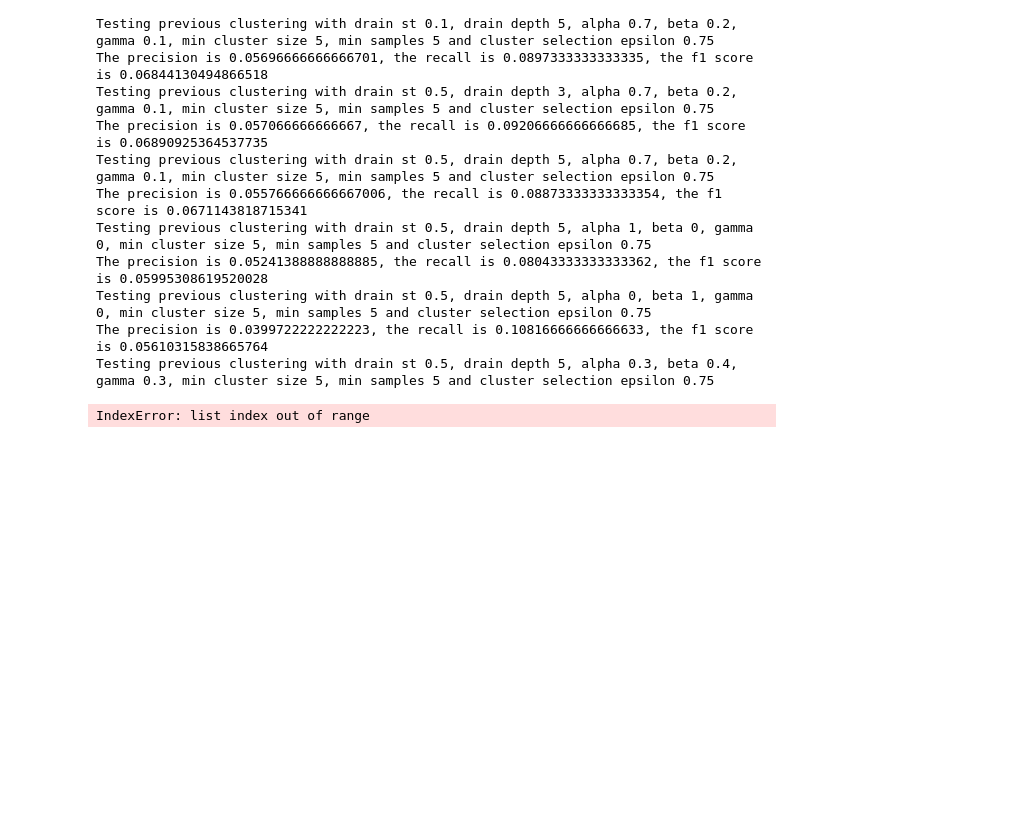
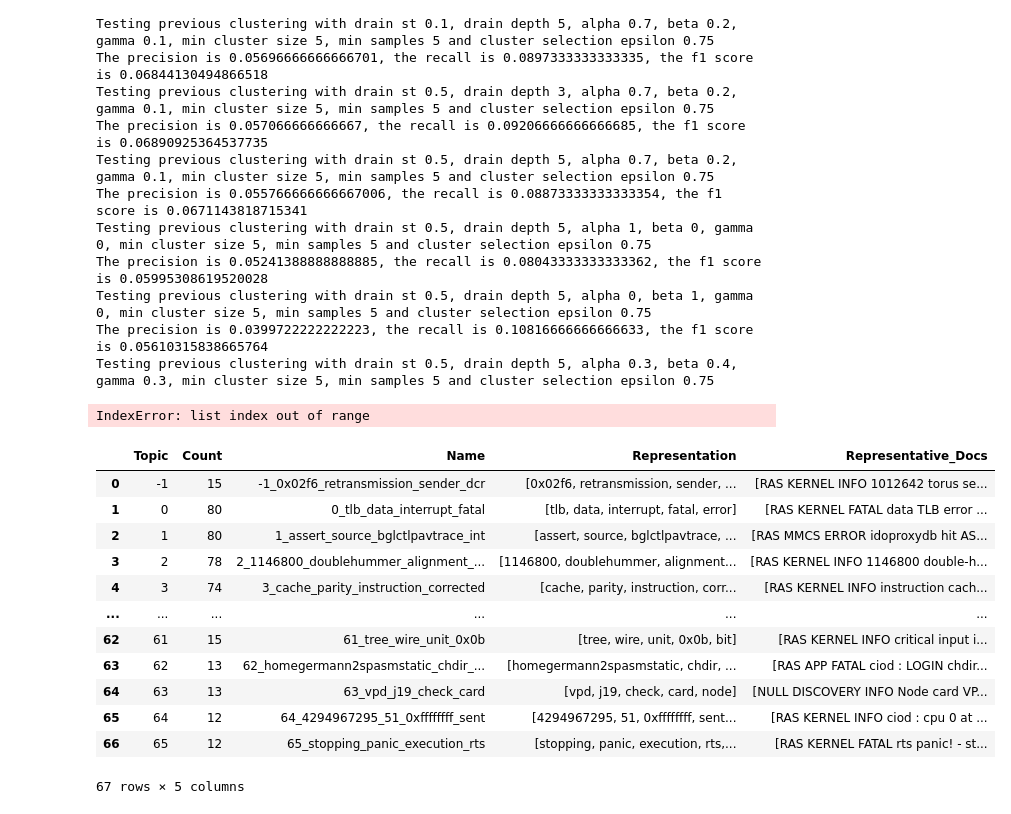
Before and after one commit to vbertalan/LineTracker, a Jupyter notebook: MassiveTests.ipynb, the cells around one changed output. Cells and saved outputs as stored; diff of their text form; code cells hidden in the pictures; blank space fills up the shorter version.

Commit message:
adjusts on bertopic

```diff
--- a/MassiveTests.ipynb
+++ b/MassiveTests.ipynb
@@ -1255,3 +1255,31 @@ Testing previous clustering with drain st 0.5, drain depth 5, alpha 0, beta 1, g
 The precision is 0.0399722222222223, the recall is 0.10816666666666633, the f1 score is 0.05610315838665764
 Testing previous clustering with drain st 0.5, drain depth 5, alpha 0.3, beta 0.4, gamma 0.3, min cluster size 5, min samples 5 and cluster selection epsilon 0.75
 IndexError: list index out of range
+# %%
+from bertopic import BERTopic
+from sklearn.feature_extraction.text import CountVectorizer
+
+lista_f = []
+
+with open('ground_truths/bgl_lines.txt', 'r') as fd:
+    for row in fd:
+        lista_f.append(row)
+
+vectorizer_model = CountVectorizer(stop_words="english")
+topic_model = BERTopic(vectorizer_model=vectorizer_model, top_n_words=5)
+topics, probabilities = topic_model.fit_transform(lista_f)
+topic_model.get_topic_info()
+# %% [output]
+|  | Topic | Count | Name | Representation | Representative_Docs |
+| 0 | -1 | 15 | -1_0x02f6_retransmission_sender_dcr | [0x02f6, retransmission, sender, ... | [RAS KERNEL INFO 1012642 torus se... |
+| 1 | 0 | 80 | 0_tlb_data_interrupt_fatal | [tlb, data, interrupt, fatal, error] | [RAS KERNEL FATAL data TLB error ... |
+| 2 | 1 | 80 | 1_assert_source_bglctlpavtrace_int | [assert, source, bglctlpavtrace, ... | [RAS MMCS ERROR idoproxydb hit AS... |
+| 3 | 2 | 78 | 2_1146800_doublehummer_alignment_... | [1146800, doublehummer, alignment... | [RAS KERNEL INFO 1146800 double-h... |
+| 4 | 3 | 74 | 3_cache_parity_instruction_corrected | [cache, parity, instruction, corr... | [RAS KERNEL INFO instruction cach... |
+| ... | ... | ... | ... | ... | ... |
+| 62 | 61 | 15 | 61_tree_wire_unit_0x0b | [tree, wire, unit, 0x0b, bit] | [RAS KERNEL INFO critical input i... |
+| 63 | 62 | 13 | 62_homegermann2spasmstatic_chdir_... | [homegermann2spasmstatic, chdir, ... | [RAS APP FATAL ciod : LOGIN chdir... |
+| 64 | 63 | 13 | 63_vpd_j19_check_card | [vpd, j19, check, card, node] | [NULL DISCOVERY INFO Node card VP... |
+| 65 | 64 | 12 | 64_4294967295_51_0xffffffff_sent | [4294967295, 51, 0xffffffff, sent... | [RAS KERNEL INFO ciod : cpu 0 at ... |
+| 66 | 65 | 12 | 65_stopping_panic_execution_rts | [stopping, panic, execution, rts,... | [RAS KERNEL FATAL rts panic! - st... |
+67 rows × 5 columns
```
